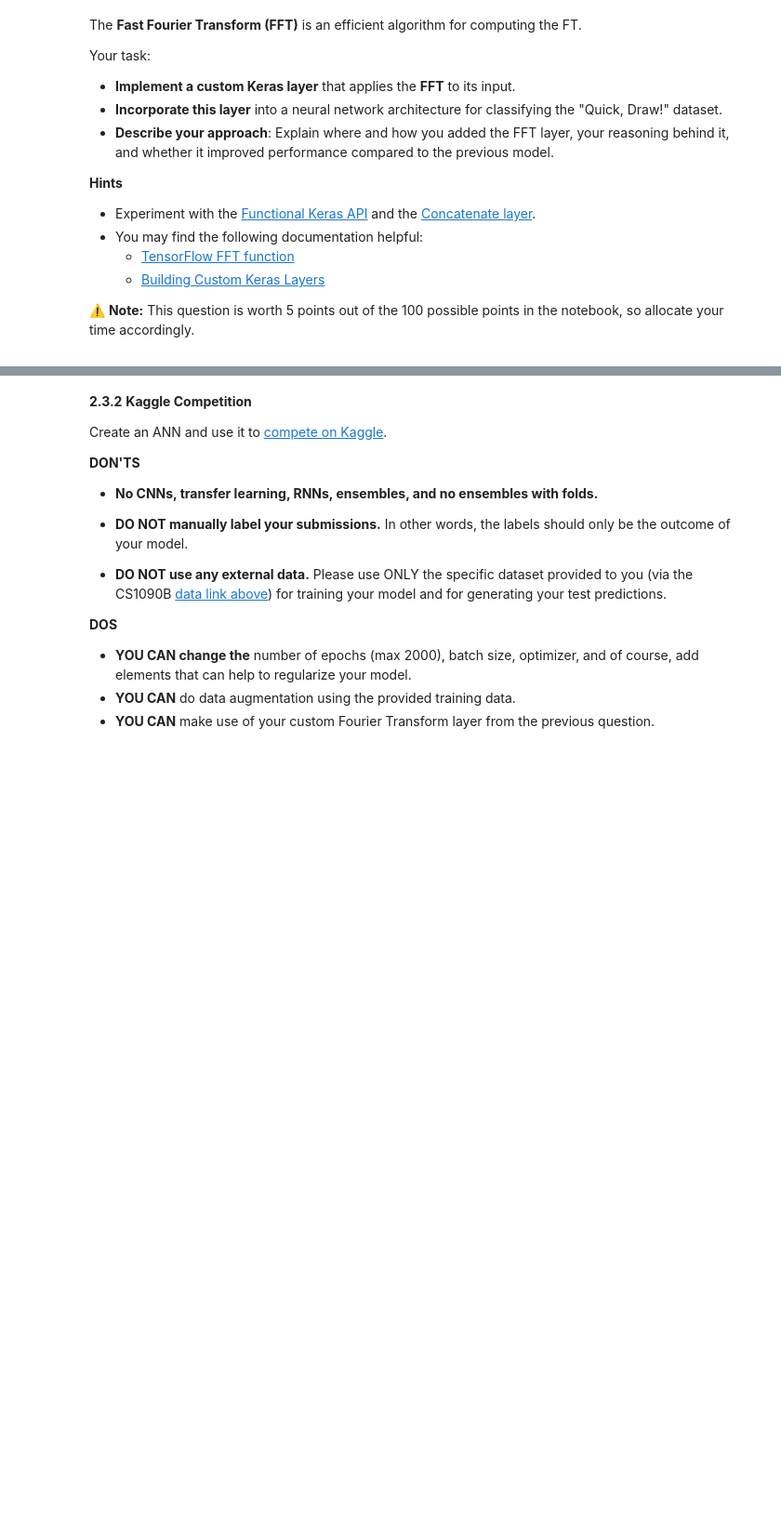
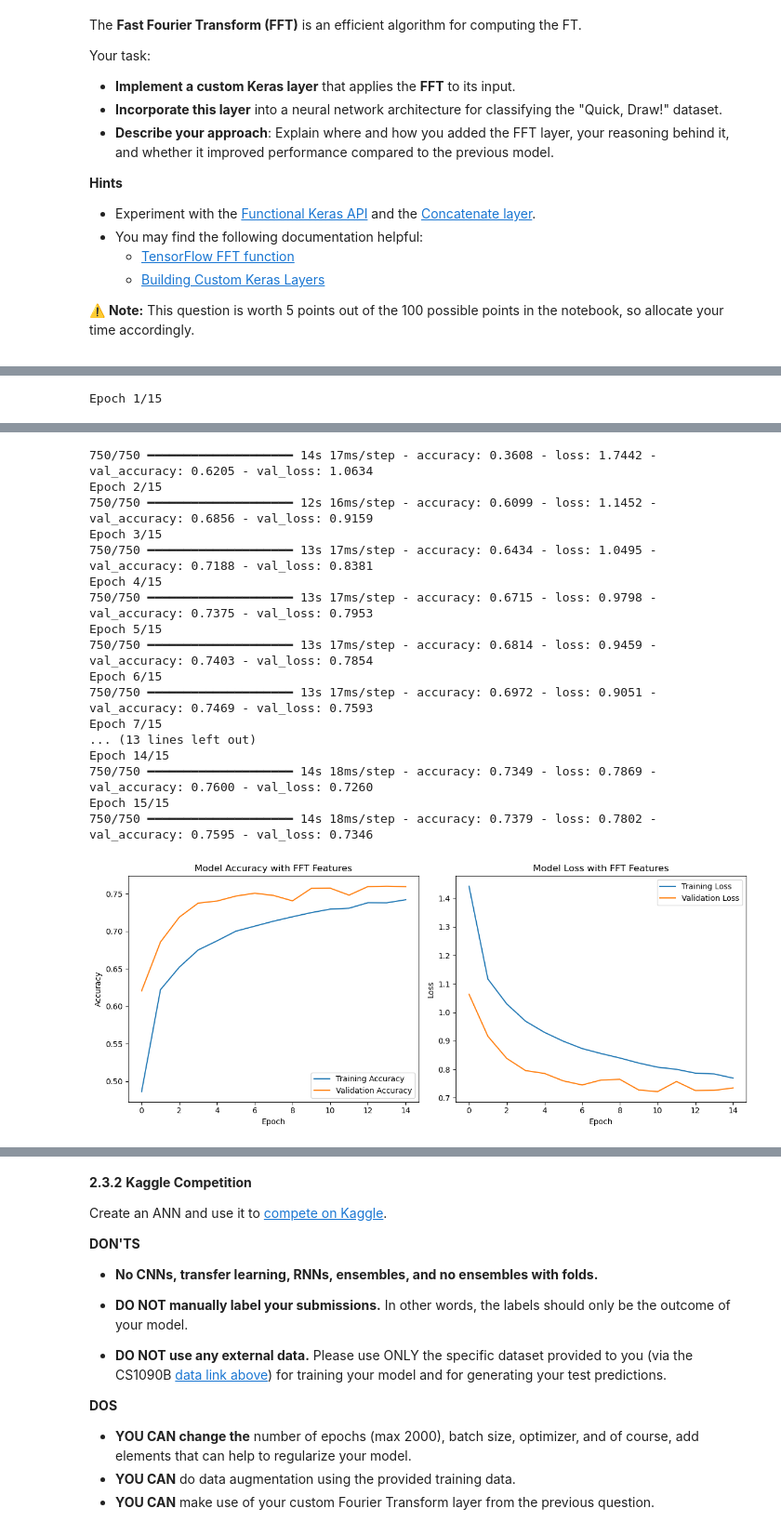
Before and after one commit to fiidalgo/ac209b, a Jupyter notebook: cs1090b_hw2/cs1090b_hw2.ipynb, the cells around one changed output, grey strips where cells are left out. Shown at 93% size. Saved outputs shown, nothing was run; the diff lists cells and outputs as text; code cells hidden in the pictures; blank space fills up the shorter version.

```diff
--- a/cs1090b_hw2/cs1090b_hw2.ipynb
+++ b/cs1090b_hw2/cs1090b_hw2.ipynb
@@ -1215,0 +1320,33 @@ Your task:
+# %%
+# your code here
+# Train the model
+history_fft = fft_model.fit(
+    X_train_final, y_train_final,
+    epochs=15,
+    batch_size=128,
+    validation_data=(X_val, y_val),
+    verbose=1
+)
+
+# Plot learning curves
+plt.figure(figsize=(12, 5))
+plt.subplot(1, 2, 1)
+plt.plot(history_fft.history['accuracy'], label='Training Accuracy')
+plt.plot(history_fft.history['val_accuracy'], label='Validation Accuracy')
+plt.title('Model Accuracy with FFT Features')
+plt.xlabel('Epoch')
+plt.ylabel('Accuracy')
+plt.legend()
+
+plt.subplot(1, 2, 2)
+plt.plot(history_fft.history['loss'], label='Training Loss')
+plt.plot(history_fft.history['val_loss'], label='Validation Loss')
+plt.title('Model Loss with FFT Features')
+plt.xlabel('Epoch')
+plt.ylabel('Loss')
+plt.legend()
+
+plt.tight_layout()
+plt.show()
+# %% [output]
+Epoch 1/15
@@ -1215,0 +1354,18 @@ Your task:
+750/750 ━━━━━━━━━━━━━━━━━━━━ 14s 17ms/step - accuracy: 0.3608 - loss: 1.7442 - val_accuracy: 0.6205 - val_loss: 1.0634
+Epoch 2/15
+750/750 ━━━━━━━━━━━━━━━━━━━━ 12s 16ms/step - accuracy: 0.6099 - loss: 1.1452 - val_accuracy: 0.6856 - val_loss: 0.9159
+Epoch 3/15
+750/750 ━━━━━━━━━━━━━━━━━━━━ 13s 17ms/step - accuracy: 0.6434 - loss: 1.0495 - val_accuracy: 0.7188 - val_loss: 0.8381
+Epoch 4/15
+750/750 ━━━━━━━━━━━━━━━━━━━━ 13s 17ms/step - accuracy: 0.6715 - loss: 0.9798 - val_accuracy: 0.7375 - val_loss: 0.7953
+Epoch 5/15
+750/750 ━━━━━━━━━━━━━━━━━━━━ 13s 17ms/step - accuracy: 0.6814 - loss: 0.9459 - val_accuracy: 0.7403 - val_loss: 0.7854
+Epoch 6/15
+750/750 ━━━━━━━━━━━━━━━━━━━━ 13s 17ms/step - accuracy: 0.6972 - loss: 0.9051 - val_accuracy: 0.7469 - val_loss: 0.7593
+Epoch 7/15
+... (13 lines left out)
+Epoch 14/15
+750/750 ━━━━━━━━━━━━━━━━━━━━ 14s 18ms/step - accuracy: 0.7349 - loss: 0.7869 - val_accuracy: 0.7600 - val_loss: 0.7260
+Epoch 15/15
+750/750 ━━━━━━━━━━━━━━━━━━━━ 14s 18ms/step - accuracy: 0.7379 - loss: 0.7802 - val_accuracy: 0.7595 - val_loss: 0.7346
+[figure, added]
```
Also changed, not shown: parts of 8 cells of this notebook.
